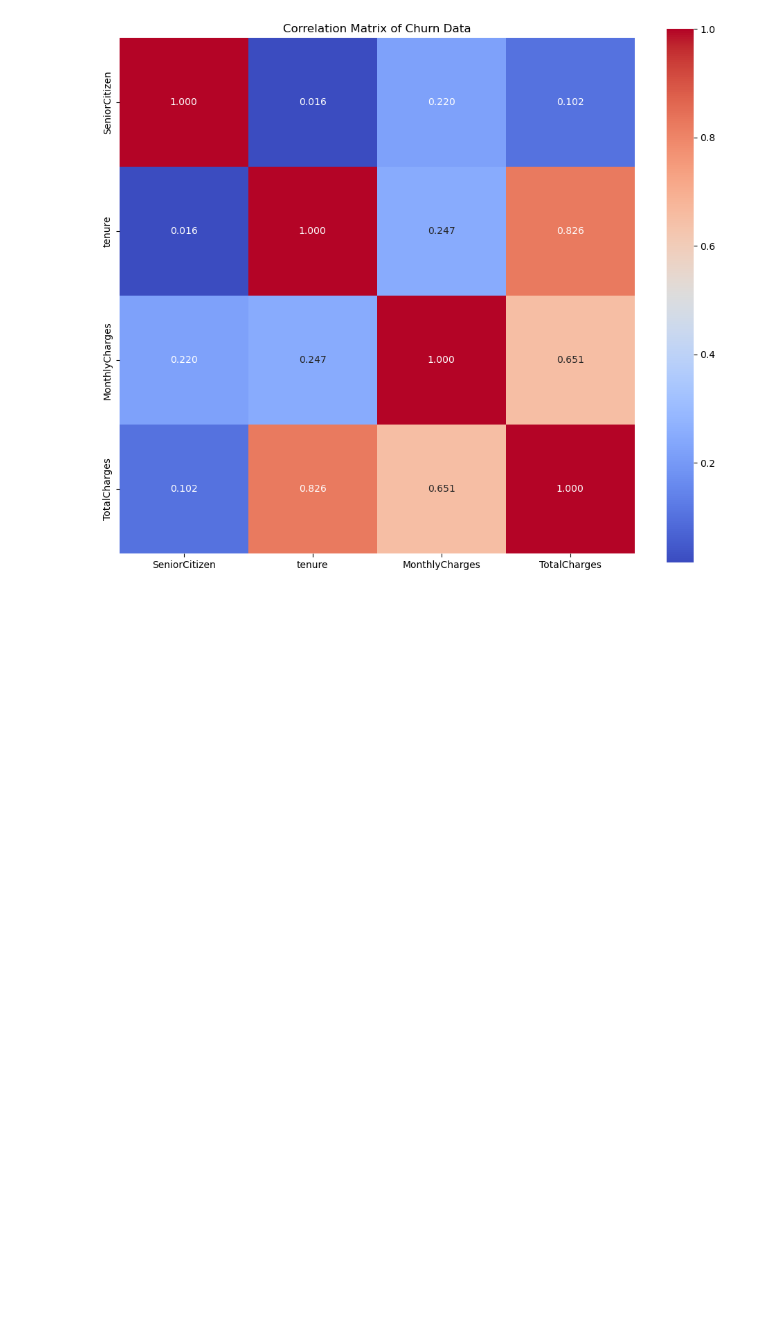
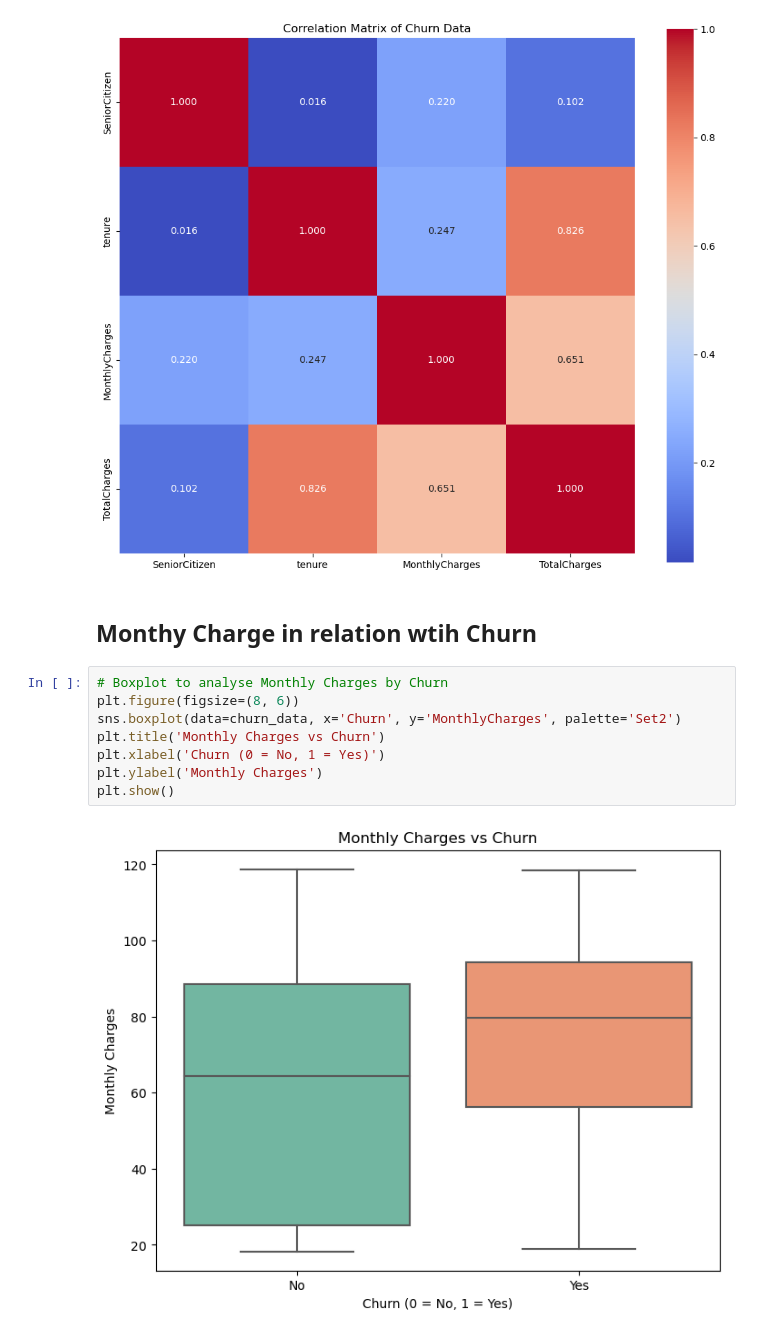
Before and after one commit to asaid03/churn-prediction, a Jupyter notebook: Telecom_Churn_EDA.ipynb, the cells around one changed output. Cells and saved outputs as stored; diff of their text form; blank space fills up the shorter version.

```diff
--- a/Telecom_Churn_EDA.ipynb
+++ b/Telecom_Churn_EDA.ipynb
@@ -543,3 +543,15 @@ plt.title('Correlation Matrix of Churn Data')
 plt.show()
 # %% [output]
 [figure]
+# %% [markdown]
+## Monthy Charge in relation wtih Churn
+# %%
+# Boxplot to analyse Monthly Charges by Churn
+plt.figure(figsize=(8, 6))
+sns.boxplot(data=churn_data, x='Churn', y='MonthlyCharges', palette='Set2')
+plt.title('Monthly Charges vs Churn')
+plt.xlabel('Churn (0 = No, 1 = Yes)')
+plt.ylabel('Monthly Charges')
+plt.show()
+# %% [output]
+[figure, added]
```
Also changed, not shown: 3 other files.
